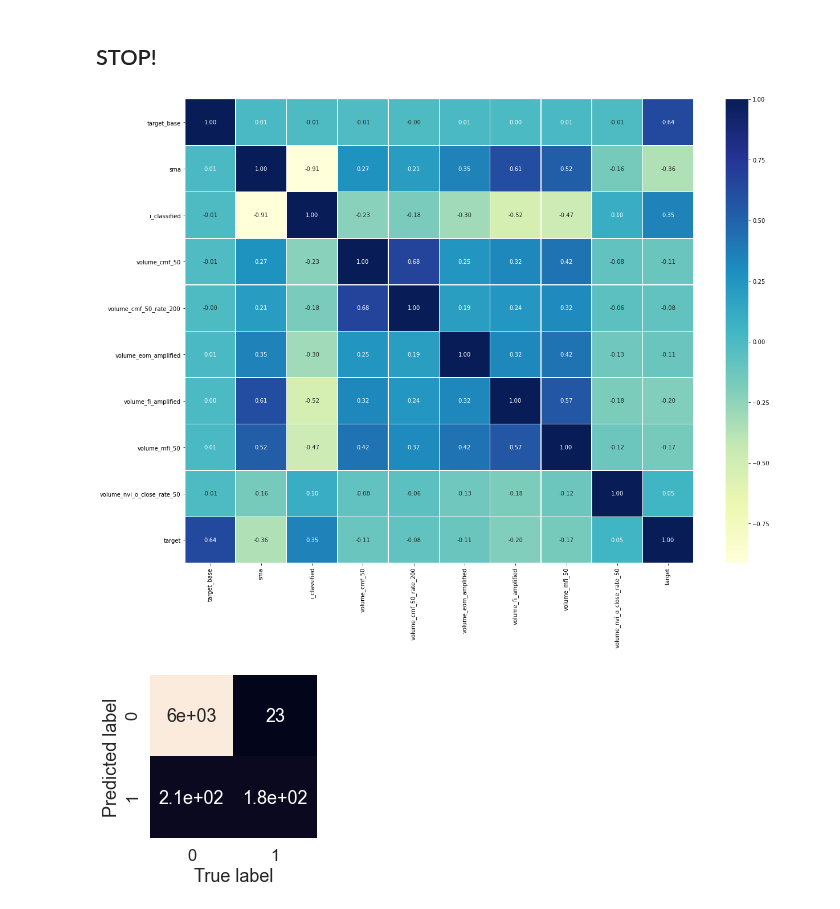
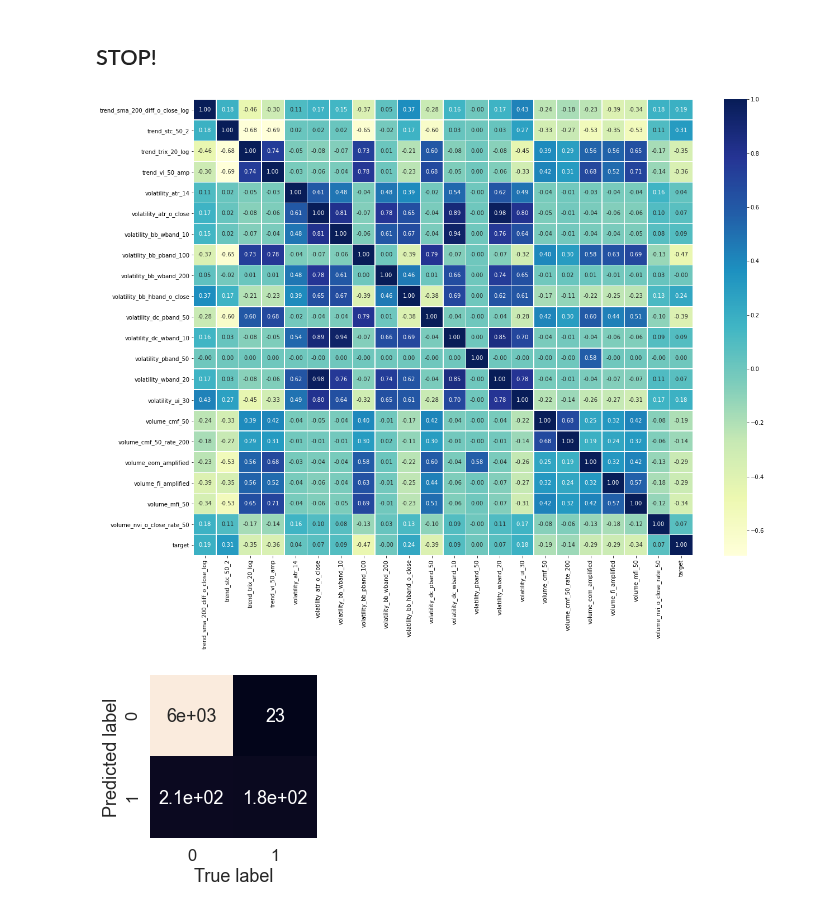
Before and after one commit to sunnymnie/bitcoin-printer, a Jupyter notebook: analysis-features/a-volume.ipynb, the cells around one changed output. Cells and saved outputs as stored; diff of their text form; code cells hidden in the pictures.

```diff
--- a/analysis-features/a-volume.ipynb
+++ b/analysis-features/a-volume.ipynb
@@ -22,11 +22,11 @@ import useful_functions as uf
 # df = pd.read_csv("../data/BTCUSDT-hour-target.csv") #Default Starting
 # df = pd.read_csv("../data/BTCUSDT-hour-target-dip.csv") #dip
 # df = pd.read_csv("../data/BTCUSDT-minute-target-tpsl.csv") #tpsl
-df = pd.read_csv("../data/BTCUSDT-minute-target-ui.csv") #indicator tests
+# df = pd.read_csv("../data/BTCUSDT-minute-target-ui.csv") #indicator tests
 
 
 # df = pd.read_csv("../data/BTCUSDT-hour-target-features.csv") #Default continuing
-# df = pd.read_csv("../data/BTCUSDT-minute-target-dip-features.csv") #Continuing minute
+df = pd.read_csv("../data/BTCUSDT-minute-target-dip-features.csv") #Continuing minute
 
 # df = pd.read_csv("../data/BTCUSDT-hour-predict.csv") #Prediction
 p = "volume_" #change to 'volume_' to have all indicators with prefix 'volume_'
@@ -66,19 +66,19 @@ df.to_csv("../data/BTCUSDT-minute-target-dip-features.csv", index=False) #Minute
 # %% [markdown]
 ## STOP!
 # %%
-indicators = list(df.columns)[14:]
+indicators = list(df.columns)[34:]
 indicators.append("target")
 
 d = df[list(indicators)].copy()
 corr_matrix = d.corr()
 fig, ax = plt.subplots(figsize=(20, 15))
 ax = sns.heatmap(corr_matrix,
                  annot=True,
                  linewidths=0.5,
                  fmt=".2f",
                  cmap="YlGnBu")
 # %% [output]
-[figure, old version]
+[figure, new version]
 # %%
 indicators = list(df.columns)[13:]
 indicators.append("target")
```
Also changed, not shown: 9 other files.
